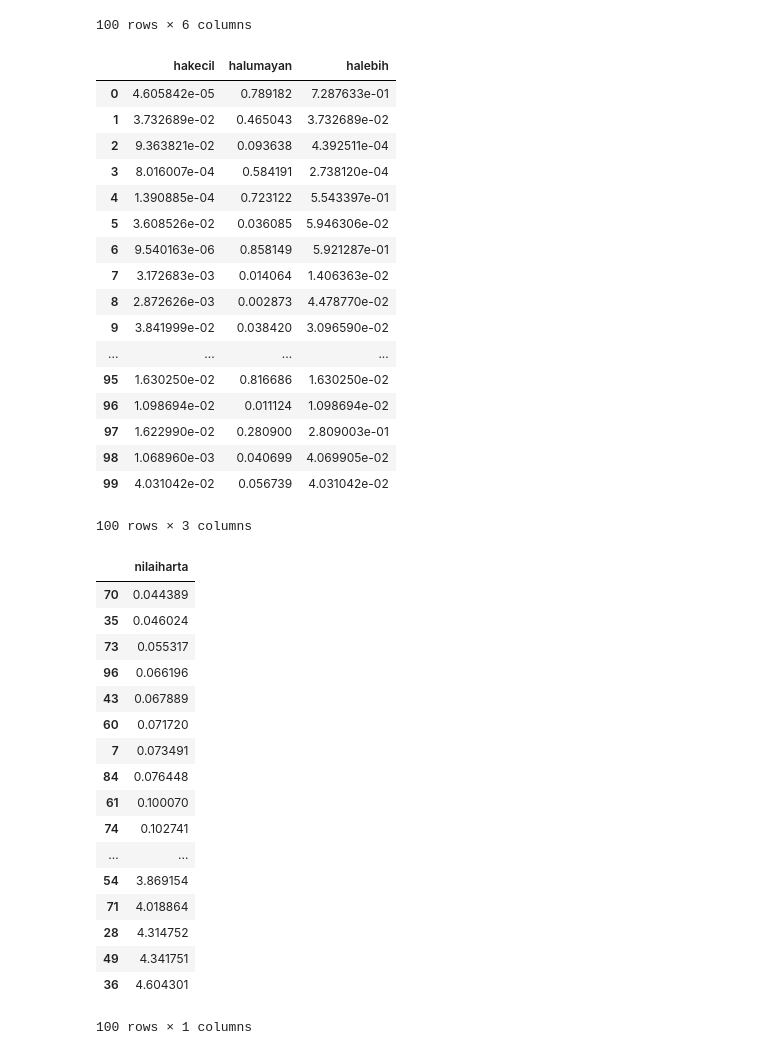
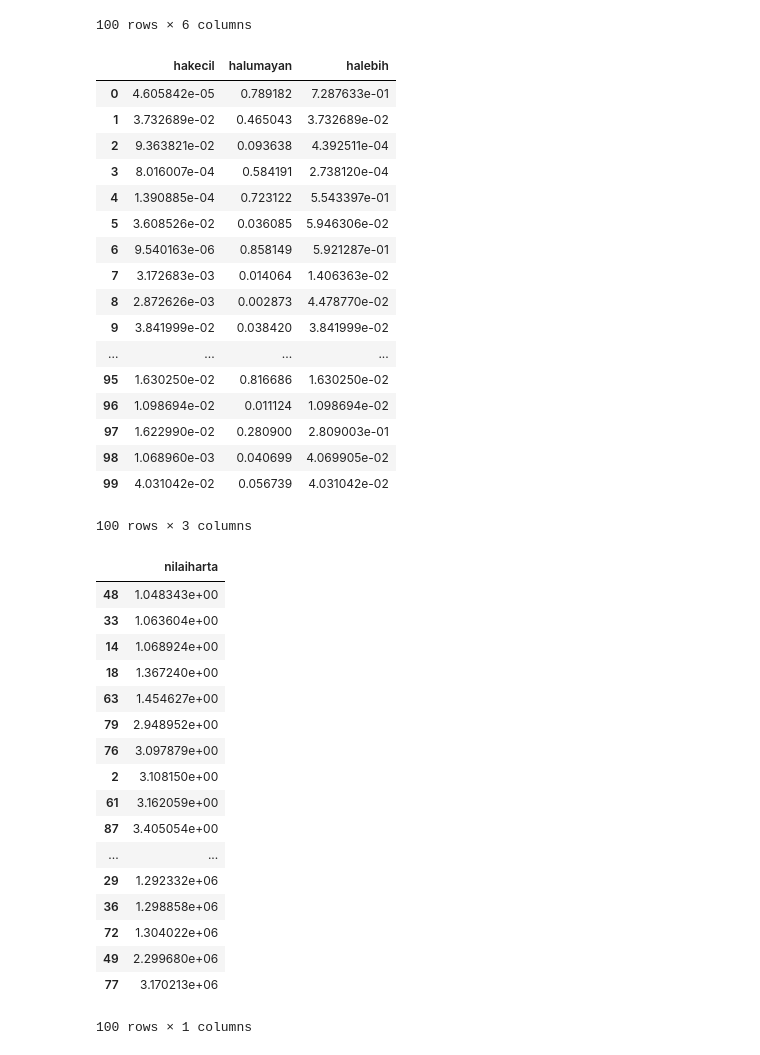
Before and after one commit to rizkiar00/Fuzzy-Logic, a Jupyter notebook: Fuzzy_Logic.ipynb, the cells around one changed output. Cells and saved outputs as stored; diff of their text form; code cells hidden in the pictures.

```diff
--- a/Fuzzy_Logic.ipynb
+++ b/Fuzzy_Logic.ipynb
@@ -182,12 +187,15 @@ hakecil = []
 halumayan = []
 halebih = []
 for index, row in fuzzy_output.iterrows():
-    hakecil.append(max(rule('kecil',row['gkecil'],'lumayan',row['hlumayan']),rule('lumayan',row['glumayan'],'lebih',row['glebih'])))
-    halumayan.append(max(rule('kecil',row['gkecil'],'kecil',row['hkecil']),rule('kecil',row['gkecil'],'lebih',row['glebih']),
-                        rule('lumayan',row['glumayan'],'lumayan',row['hlumayan']),rule('lebih',row['glebih'],'kecil',row['hkecil']),
-                                rule('lebih',row['glebih'],'lebih',row['glebih'])))
-    halebih.append(max(rule('lebih',row['glebih'],'lumayan',row['hlumayan']),rule('lumayan',row['glumayan'],'kecil',row['gkecil'])))
-    fuzzy_output.insert()
+    hakecil.append(max(rule('kecil',row['gkecil'],'lumayan',row['hlumayan']),
+                       rule('lumayan',row['glumayan'],'lebih',row['glebih']),
+                       rule('kecil',row['gkecil'],'lebih',row['glebih'])))
+    halumayan.append(max(rule('kecil',row['gkecil'],'kecil',row['hkecil']),
+                         rule('lumayan',row['glumayan'],'lumayan',row['hlumayan']),
+                         rule('lebih',row['glebih'],'lebih',row['glebih'])))
+    halebih.append(max(rule('lebih',row['glebih'],'lumayan',row['hlumayan']),
+                       rule('lebih',row['glebih'],'kecil',row['hkecil']),
+                       rule('lumayan',row['glumayan'],'kecil',row['gkecil'])))
 d = {'hakecil':hakecil, 'halumayan':halumayan, 'halebih':halebih}
 output = pd.DataFrame(data=d)
 output = output[['hakecil', 'halumayan', 'halebih']]
@@ -203,7 +211,7 @@ output
 | 6 | 9.540163e-06 | 0.858149 | 5.921287e-01 |
 | 7 | 3.172683e-03 | 0.014064 | 1.406363e-02 |
 | 8 | 2.872626e-03 | 0.002873 | 4.478770e-02 |
-| 9 | 3.841999e-02 | 0.038420 | 3.096590e-02 |
+| 9 | 3.841999e-02 | 0.038420 | 3.841999e-02 |
 | ... | ... | ... | ... |
 | 95 | 1.630250e-02 | 0.816686 | 1.630250e-02 |
 | 96 | 1.098694e-02 | 0.011124 | 1.098694e-02 |
@@ -214,29 +222,29 @@ output
 # %%
 nilaiharta = []
 for index, row in output.iterrows():
-  nilaiharta.append(1*row['hakecil']+2*row['halumayan']+3*row['halebih'])
+  nilaiharta.append((1*row['hakecil']+2*row['halumayan']+3*row['halebih'])/row['hakecil']+row['halumayan']+row['halebih'])
 d = {'nilaiharta':nilaiharta}
 hasil_defuzifikasi = pd.DataFrame(data=d)
 urut = hasil_defuzifikasi.sort_values(by=['nilaiharta'])
 urut
 # %% [output]
 |  | nilaiharta |
-| 70 | 0.044389 |
-| 35 | 0.046024 |
-| 73 | 0.055317 |
-| 96 | 0.066196 |
-| 43 | 0.067889 |
-| 60 | 0.071720 |
-| 7 | 0.073491 |
-| 84 | 0.076448 |
-| 61 | 0.100070 |
-| 74 | 0.102741 |
+| 48 | 1.048343e+00 |
+| 33 | 1.063604e+00 |
+| 14 | 1.068924e+00 |
+| 18 | 1.367240e+00 |
+| 63 | 1.454627e+00 |
+| 79 | 2.948952e+00 |
+| 76 | 3.097879e+00 |
+| 2 | 3.108150e+00 |
+| 61 | 3.162059e+00 |
+| 87 | 3.405054e+00 |
 | ... | ... |
-| 54 | 3.869154 |
-| 71 | 4.018864 |
-| 28 | 4.314752 |
-| 49 | 4.341751 |
-| 36 | 4.604301 |
+| 29 | 1.292332e+06 |
+| 36 | 1.298858e+06 |
+| 72 | 1.304022e+06 |
+| 49 | 2.299680e+06 |
+| 77 | 3.170213e+06 |
 100 rows × 1 columns
 # %%
 terkecil = urut.drop(urut.index[20:100])
```
Also changed, not shown: parts of 3 cells of this notebook.
